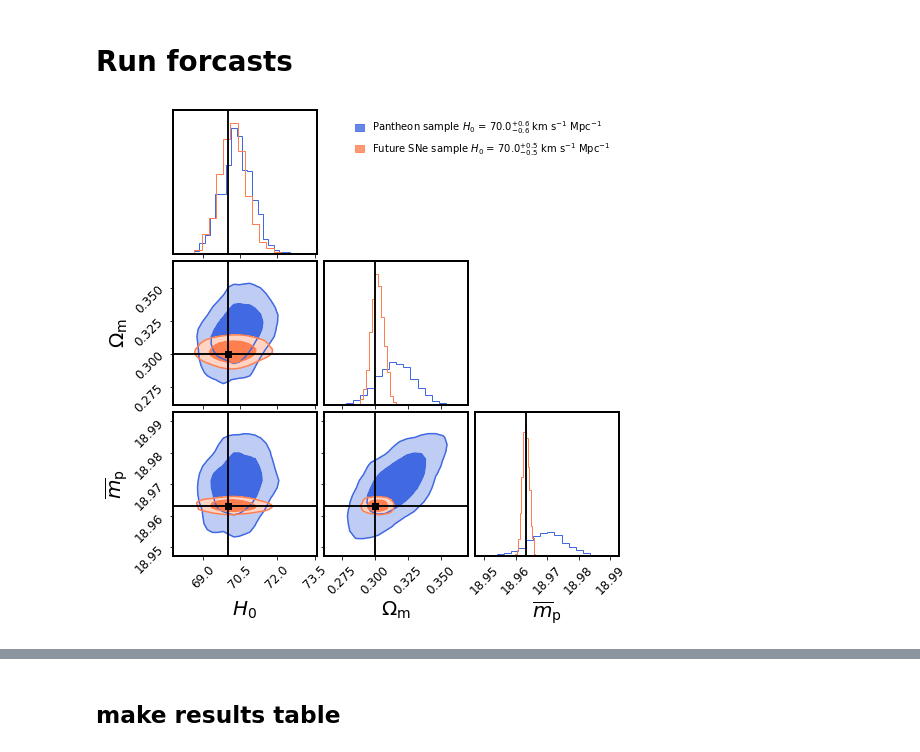
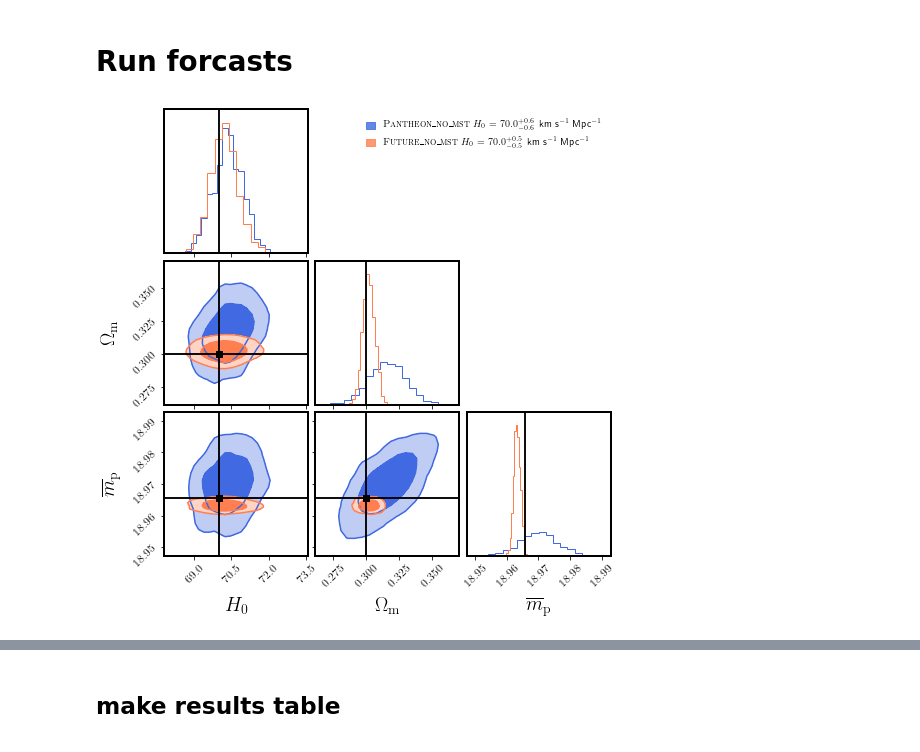
Before and after one commit to sibirrer/glSNe, a Jupyter notebook: Notebooks/forecast_sne-multi_use.ipynb, the cells around one changed output, grey strips where cells are left out. Drawn from its saved outputs; the diff is of its cells as text; code cells hidden in the pictures.

```diff
--- a/Notebooks/forecast_sne-multi_use.ipynb
+++ b/Notebooks/forecast_sne-multi_use.ipynb
@@ -131,7 +132,7 @@ def draw_lambda_tot_true():
 # we add the apparent source magnitude at z=0.1 (pivot normalization) (mean of Gaussian distribution in astronomical magnitudes)
 z_apparent_m_anchor = 0.1
 # we use the mean inferred apparent magnitude of the Pantheon sample
-apparent_m_p_true = 18.963196264371216  # apparent magnitude (mean in magnitude) at pivot redshift, this is the value inferred by the Pantheon analysis
+apparent_m_p_true = 18.965677764035803  # apparent magnitude (mean in magnitude) at pivot redshift, this is the value inferred by the Pantheon analysis
 mu_sne_true = apparent_m_p_true
 sigma_sne_true = 0.1  # 1-sigma with of Gaussian in astronomical magnitude
 
@@ -324,10 +325,10 @@ mcmc_sampler_sne_future = MCMCSampler(kwargs_likelihood_list=[], cosmology=cosmo
 
 # these configs are such that you can locally execute it in few hours, not meant to provide converged chains!
 kwargs_emcee_sne = {'n_walkers': 100,  # number of walkers
-                'n_run': 0,  # number of iterations saved in the file
-                'n_burn': 100,  # number of iterations as burn-in prior to start saving the chain
+                'n_run': 400,  # number of iterations saved in the file
+                'n_burn': 400,  # number of iterations as burn-in prior to start saving the chain
                 'pool': None,  # (option) emcee pool for multi-threading or MPI, see e.g. emcee documentation or usage in lenstronomy
-                'continue_from_backend': True,  # boolean, if True, continues sampling the emcee chain from a backend (if exists), otherwise deletes previous chains and starts from scratch
+                'continue_from_backend': False,  # boolean, if True, continues sampling the emcee chain from a backend (if exists), otherwise deletes previous chains and starts from scratch
                 'kwargs_mean_start': kwargs_mean_start,  # starting positions as configured
                 'kwargs_sigma_start': kwargs_sigma_start,  # starting position as configured
                 #'backend': backend_sne,
@@ -399,6 +400,10 @@ j = 0
 for i, param in enumerate(param_names_sne_mock):
     if param in param_names_sne_pantheon:
         mcmc_samples_sne_mock_short[:, j] = mcmc_samples_sne_mock[:, i]
+        if param == 'om':
+            mcmc_samples_sne_mock_short[:, j] *= kwargs_cosmo_true['om']/np.mean(mcmc_samples_sne_mock_short[:, j])
+        elif param == 'mu_sne':
+            mcmc_samples_sne_mock_short[:, j] *= kwargs_source_true['mu_sne']/np.mean(mcmc_samples_sne_mock_short[:, j])
         j += 1
     else:
         pass
@@ -1114,6 +1175,8 @@ re_compute_mst_fixed = False
 
 backend_fix_mst = emcee.backends.HDFBackend(os.path.join(path2posteriors, 'glSNe_fix_mst.h5'))
 backend_fix_mst_future = emcee.backends.HDFBackend(os.path.join(path2posteriors, 'glSNe_fix_mst_future.h5'))
+lable_glSNe_fix_mst = r' \textsc{Pantheon\_no\_mst}'
+lable_glSNe_fix_mst_future = r' \textsc{Future\_no\_mst}'
 
 
 if re_compute_mst_fixed == True:
@@ -1132,6 +1195,8 @@ else:
     log_prob_glSNe_fix_mst_future = backend_fix_mst_future.get_log_prob(discard=n_burn, flat=True, thin=1)
 # %%
 save_plot = False
+
+
 
 mcmc_sampler_glSNe_fix_mst = MCMCSampler(kwargs_likelihood_list=kwargs_likelihood_list_00, **kwargs_sampler_glSNe_fix_mst)
 truths = mcmc_sampler_glSNe_fix_mst.param.kwargs2args(kwargs_cosmo=kwargs_cosmo_true, kwargs_lens=kwargs_lens_true, kwargs_source=kwargs_source_true)
@@ -1156,36 +1221,36 @@ fig = corner.corner(mcmc_samples_glSNe_fix_mst, labels=mcmc_sampler_glSNe_fix_ms
                     label_kwargs=dict(fontsize=20),
                     contourf_kwargs={'color': color_list[0]},
                     **kwargs_corner)
 
 fig = corner.corner(mcmc_samples_glSNe_fix_mst_future, color=color_list[1], fig=fig,
                     hist_kwargs= {'density': True, 'color': color_list[1]}, **kwargs_corner)
 
 
 
 ax = fig.axes[2]
 ax.set_visible(True)
 ax.set_frame_on(False)
 ax.get_xaxis().set_visible(False)
 ax.get_yaxis().set_visible(False)
 
 result_string_ = plot_util.result_string(mcmc_samples_glSNe_fix_mst[:, 0]/np.median(mcmc_samples_glSNe_fix_mst[:, 0])*70.0, weights=None, title_fmt=".1f", label=r'$H_0$')
-patch_1 = mpatches.Patch(color=color_list[0], label='Pantheon sample' + ' ' + result_string_ +r' km s$^{-1}$ Mpc$^{-1}$', alpha=alpha)
+patch_1 = mpatches.Patch(color=color_list[0], label=lable_glSNe_fix_mst + '  ' + result_string_ +r' km s$^{-1}$ Mpc$^{-1}$', alpha=alpha)
 
 result_string_ = plot_util.result_string(mcmc_samples_glSNe_fix_mst_future[:, 0]/np.median(mcmc_samples_glSNe_fix_mst_future[:, 0])*70.0, weights=None, title_fmt=".1f", label=r'$H_0$')
-patch_2 = mpatches.Patch(color=color_list[1], label='Future SNe sample' + ' ' + result_string_ +r' km s$^{-1}$ Mpc$^{-1}$', alpha=alpha)
+patch_2 = mpatches.Patch(color=color_list[1], label=lable_glSNe_fix_mst_future + '  ' + result_string_ +r' km s$^{-1}$ Mpc$^{-1}$', alpha=alpha)
 
 
 ax.legend(handles=[patch_1, patch_2], fontsize=10, handlelength=0.9, loc=1, frameon=False)
 
 if save_plot:
     fig.savefig('/Users/sibirrer/Science/Publications/glSNe/Plots/fix_mst_pantheon_vs_future_sne.pdf', dpi=None, facecolor='w', edgecolor='w',
             orientation='portrait', papertype=None, format='pdf',
             transparent=False, bbox_inches=None, pad_inches=0.1,
             frameon=None, metadata=None)
 
 fig.show()
 # %% [output]
-[figure, old version]
+[figure, new version]
 # %%
 
 re_compute_glSNe_pantheon = False
```
Also changed, not shown: parts of 12 cells of this notebook.
